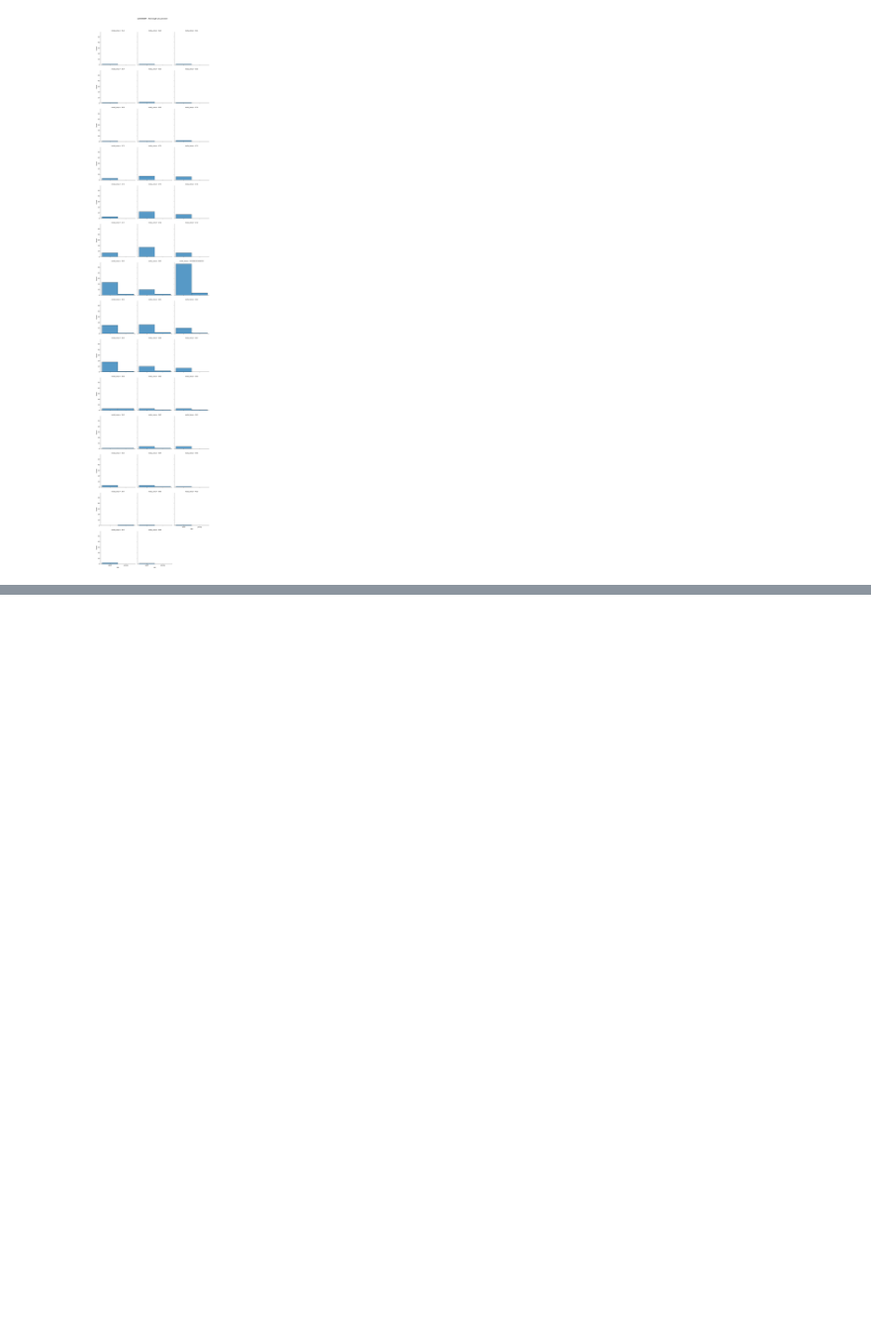
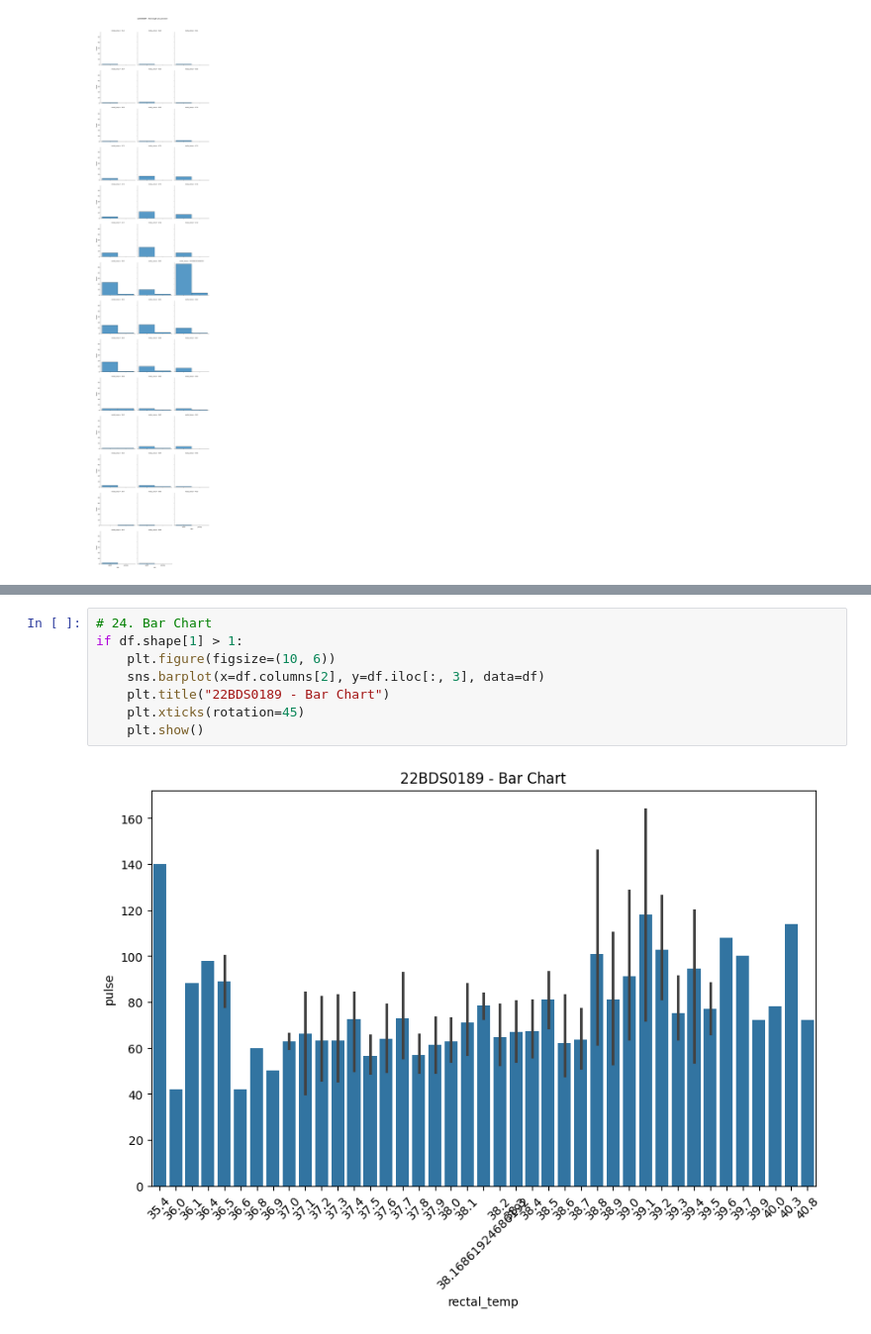
Before and after one commit to HarshitGoel5/22BDS0189, a Jupyter notebook: 22BDS0189.ipynb, the cells around one changed output, grey strips where cells are left out. Shown at 99% size. Cells and saved outputs as stored; diff of their text form; blank space fills up the shorter version.

```diff
--- a/22BDS0189.ipynb
+++ b/22BDS0189.ipynb
@@ -331,0 +342,10 @@ if df.shape[1] > 2:
+# %%
+# 24. Bar Chart
+if df.shape[1] > 1:
+    plt.figure(figsize=(10, 6))
+    sns.barplot(x=df.columns[2], y=df.iloc[:, 3], data=df)
+    plt.title("22BDS0189 - Bar Chart")
+    plt.xticks(rotation=45)
+    plt.show()
+# %% [output]
+[figure, added]
```
Also changed, not shown: parts of 8 cells of this notebook.
